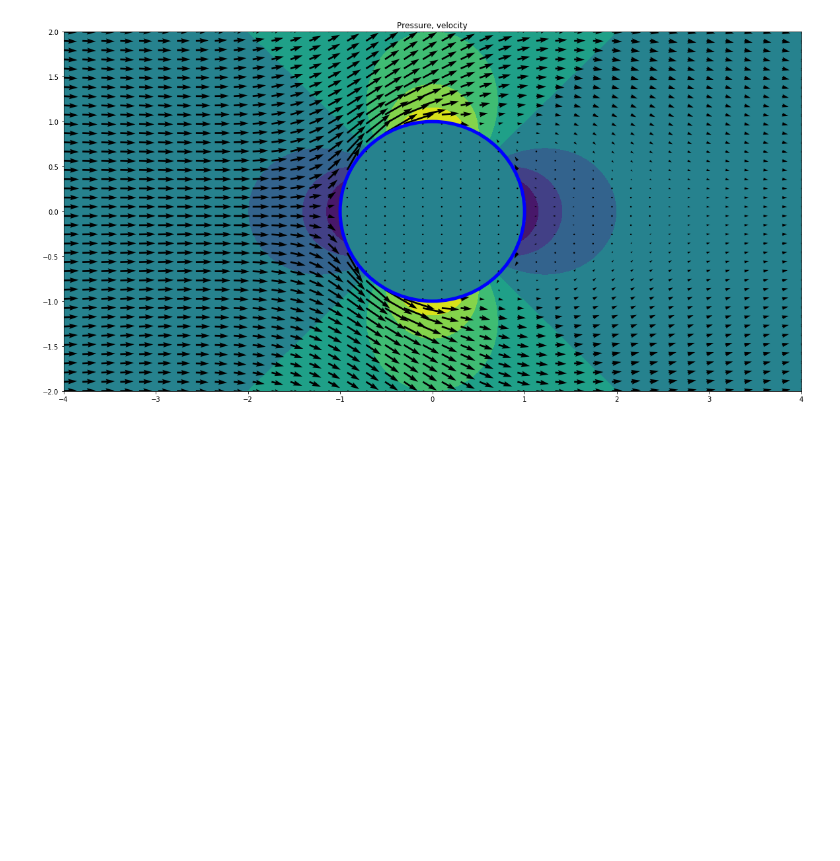
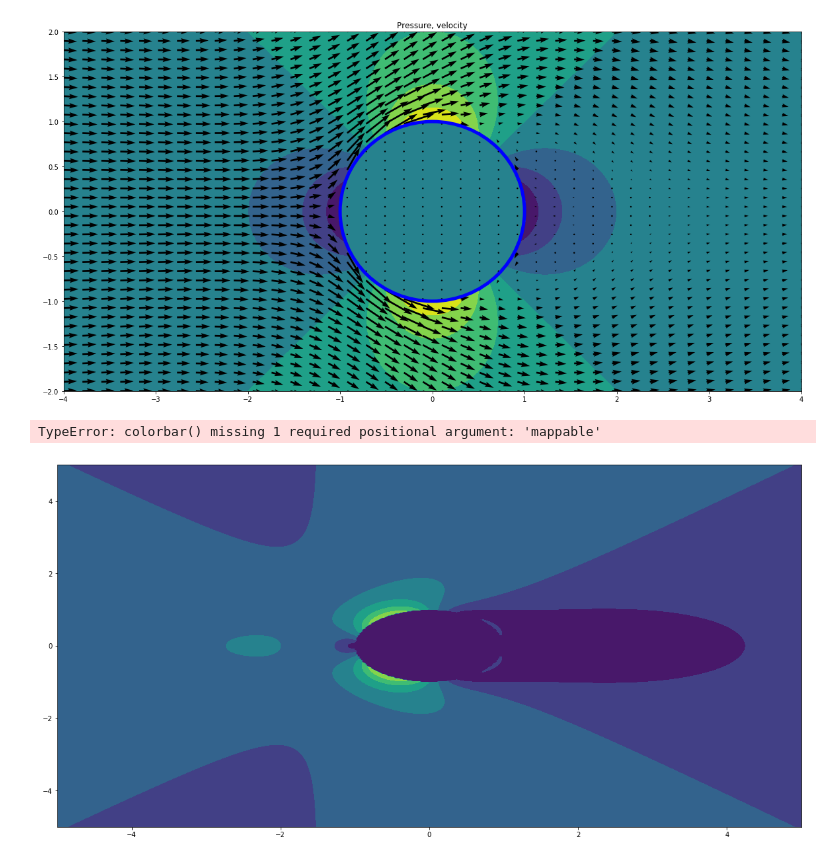
Before and after one commit to ddcampayo/Fluid_Mechanics, a Jupyter notebook: supp_mat/cylinder_w_slip_streamlines.ipynb, the cells around one changed output. Saved outputs shown, nothing was run; the diff lists cells and outputs as text; code cells hidden in the pictures; blank space fills up the shorter version.

```diff
--- a/supp_mat/cylinder_w_slip_streamlines.ipynb
+++ b/supp_mat/cylinder_w_slip_streamlines.ipynb
@@ -80,6 +80,9 @@ def ur (r,th):
 
 def uth (r,th):
     return np.where( r <= 1.0 , 0 , -(1+1/r**2 )*np.sin(th) + 2 /r**3 * np.sin(2*th) )
+
+def u(r,th):
+    return np.where( r < 1.0 , 0 , np.sqrt( ur(r,th)**2 + uth(r,th)**2 ))
 # %%
 deltax=0.1
 limy = 2
@@ -92,8 +95,8 @@ x2 = np.linspace( -limx , limx , nny )
 y2 = np.linspace( -limy , limy , nny )
 X2, Y2 = np.meshgrid(x2, y2)
 
-UR = psi_c_general ( X2  ,  Y2 , ux )
-UT = psi_c_general ( X2  ,  Y2 , uy )
+UR = psi_c_general ( X2  ,  Y2 , ur )
+UT = psi_c_general ( X2  ,  Y2 , uth )
 
 RR = np.sqrt( X2**2 + Y2**2 )
 COS = X2 / RR
@@ -101,6 +104,8 @@ SIN = Y2 / RR
 
 UX =  UR*COS-UT*SIN
 UY =  UR*SIN+UT*COS
+
+U = psi_c_general ( X,  Y, u )
 # %%
 fig, ax = plt.subplots(figsize=(2*height, height) )
 qu = ax.quiver(X2, Y2, UX, UY )
@@ -125,3 +130,23 @@ ax.add_artist(circle)
 # %% [output]
 <matplotlib.patches.Circle at 0x...>
 [figure]
+# %%
+circle = plt.Circle((0 , 0 ), 1 , color='blue',fill=False,lw=5)
+height=10
+fig, ax = plt.subplots(figsize=(2*height, height) )
+r1=np.arange(-14,14, 2 ) ; r2=  np.arange(-1,1,0.05) ;rr=np.concatenate( [ r1 , r2 ] ); rr.sort()
+CS2 = ax.contourf(X, Y,U )
+fig.colorbar()
+#CS = ax.contour(X, Y, Zc , levels= rr )
+qu = ax.quiver(X2, Y2, UX, UY )
+
+ax.clabel(CS, inline=1, fontsize=20)
+ax.set_title('Pressure, velocity')
+
+ax.set_xlim(-limx,limx )
+ax.set_ylim(-limy,limy )
+#ax.set_aspect( 1 )
+ax.add_artist(circle)
+# %% [output]
+TypeError: colorbar() missing 1 required positional argument: 'mappable'
+[figure, added]
```
Also changed, not shown: parts of 2 cells of this notebook, 5 other files.
